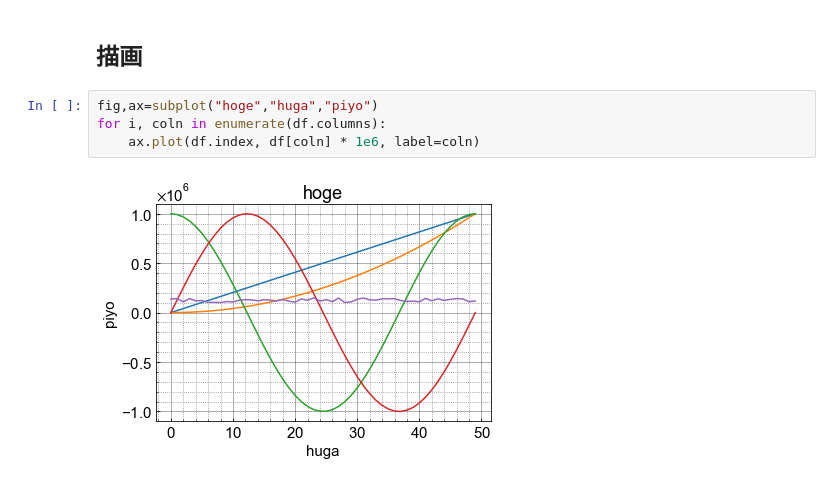
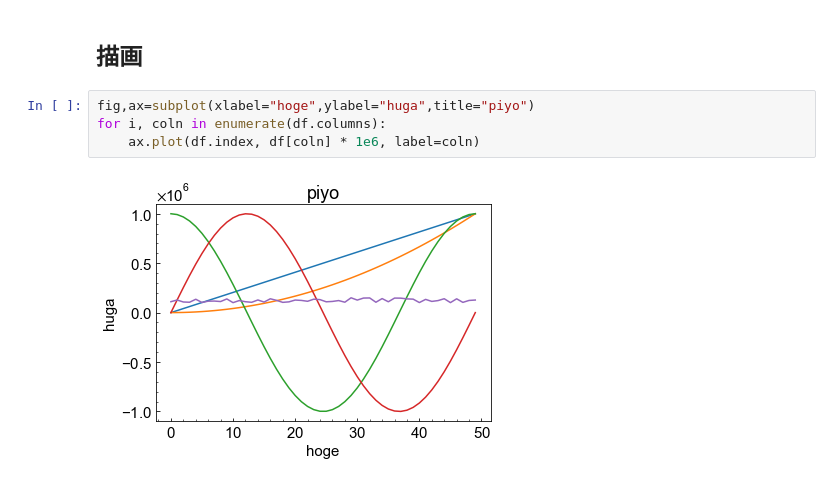
Before and after one commit to oooic/plt_graph_example, a Jupyter notebook: notebook/plt_template2.ipynb, the cells around one changed output. Drawn from its saved outputs; the diff is of its cells as text.

```diff
--- a/notebook/plt_template2.ipynb
+++ b/notebook/plt_template2.ipynb
@@ -19,8 +19,8 @@ df = pd.DataFrame([A, B, C, S, E], index=["x", "squarex", "$cos_x$", "sinx", "er
 # %% [markdown]
 ## 描画
 # %%
-fig,ax=subplot("hoge","huga","piyo")
+fig,ax=subplot(xlabel="hoge",ylabel="huga",title="piyo")
 for i, coln in enumerate(df.columns):
     ax.plot(df.index, df[coln] * 1e6, label=coln)
 # %% [output]
-[figure, old version]
+[figure, new version]
```
